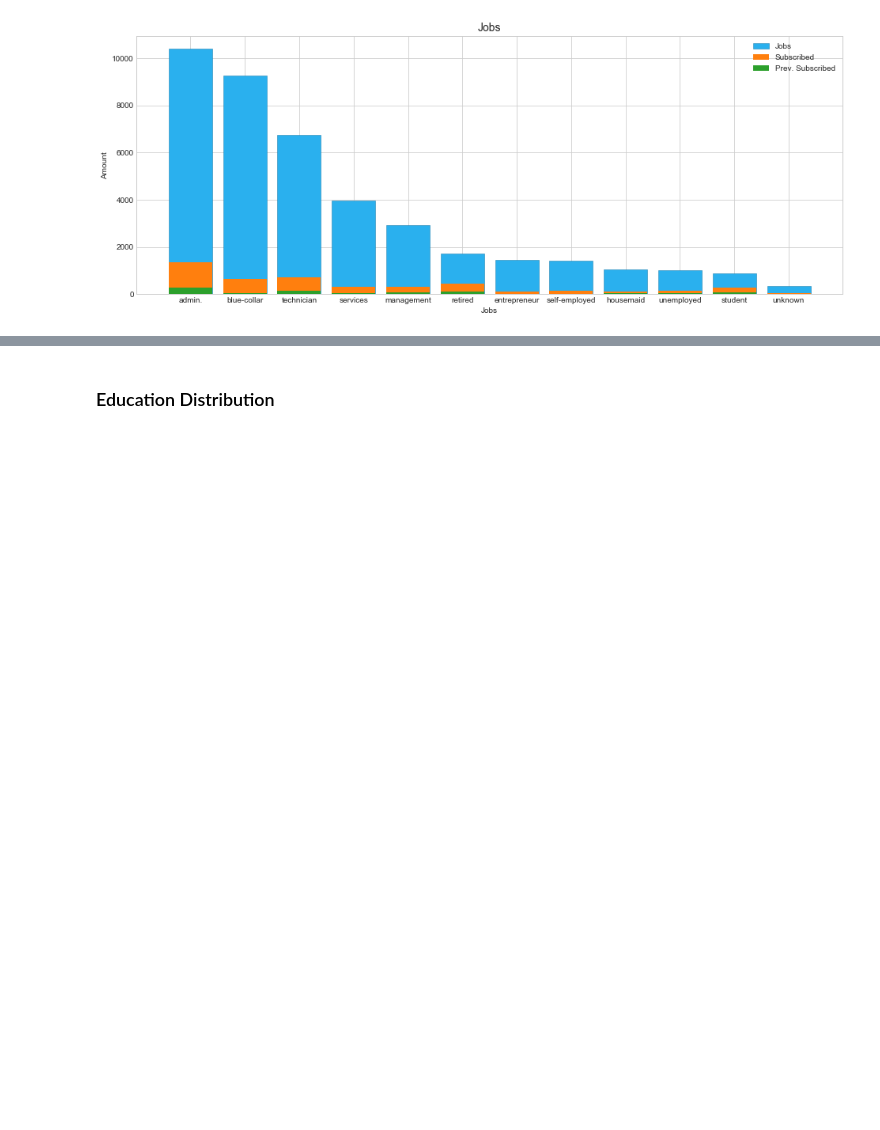
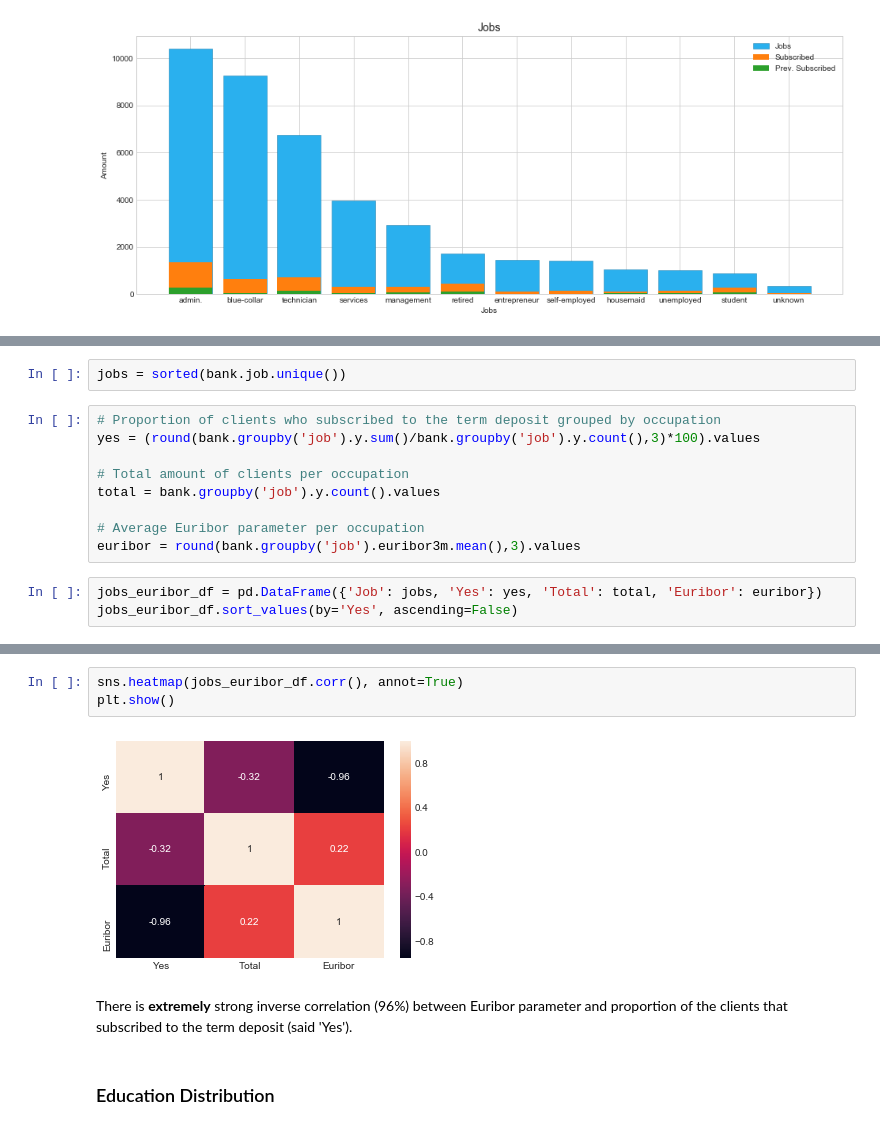
Before and after one commit to arseniyturin/dsc-3-final-project-online-ds-sp-000, a Jupyter notebook: Project 3 Student.ipynb, the cells around one changed output, grey strips where cells are left out. Drawn from its saved outputs; the diff is of its cells as text; blank space fills up the shorter version.

```diff
--- a/Project 3 Student.ipynb
+++ b/Project 3 Student.ipynb
@@ -262,0 +307,14 @@ plt.show()
+# %%
+jobs = sorted(bank.job.unique())
+# %%
+# Proportion of clients who subscribed to the term deposit grouped by occupation
+yes = (round(bank.groupby('job').y.sum()/bank.groupby('job').y.count(),3)*100).values
+
+# Total amount of clients per occupation
+total = bank.groupby('job').y.count().values
+
+# Average Euribor parameter per occupation
+euribor = round(bank.groupby('job').euribor3m.mean(),3).values
+# %%
+jobs_euribor_df = pd.DataFrame({'Job': jobs, 'Yes': yes, 'Total': total, 'Euribor': euribor})
+jobs_euribor_df.sort_values(by='Yes', ascending=False)
@@ -263,3 +335,10 @@ plt.show()
+# %%
+sns.heatmap(jobs_euribor_df.corr(), annot=True)
+plt.show()
+# %% [output]
+[figure, added]
+# %% [markdown]
+There is **extremely** strong inverse correlation (96%) between Euribor parameter and proportion of the clients that subscribed to the term deposit (said 'Yes').
 # %% [markdown]
 ### Education Distribution
 # %%
```
Also changed, not shown: parts of 31 cells of this notebook, 18 other files.
